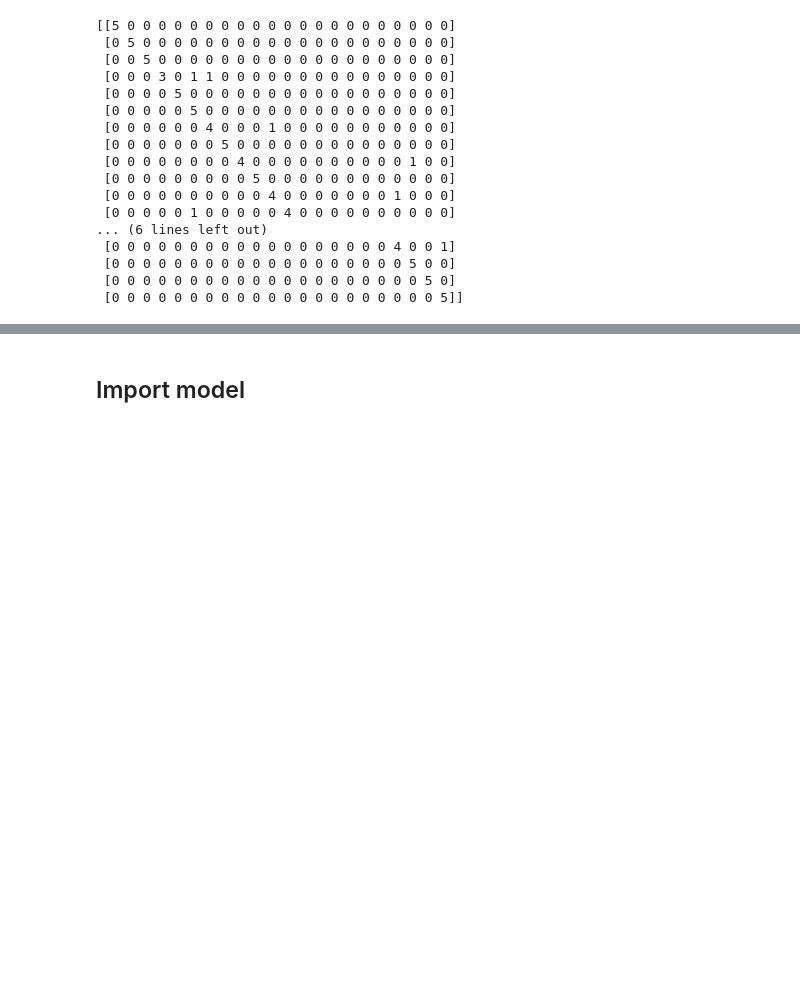
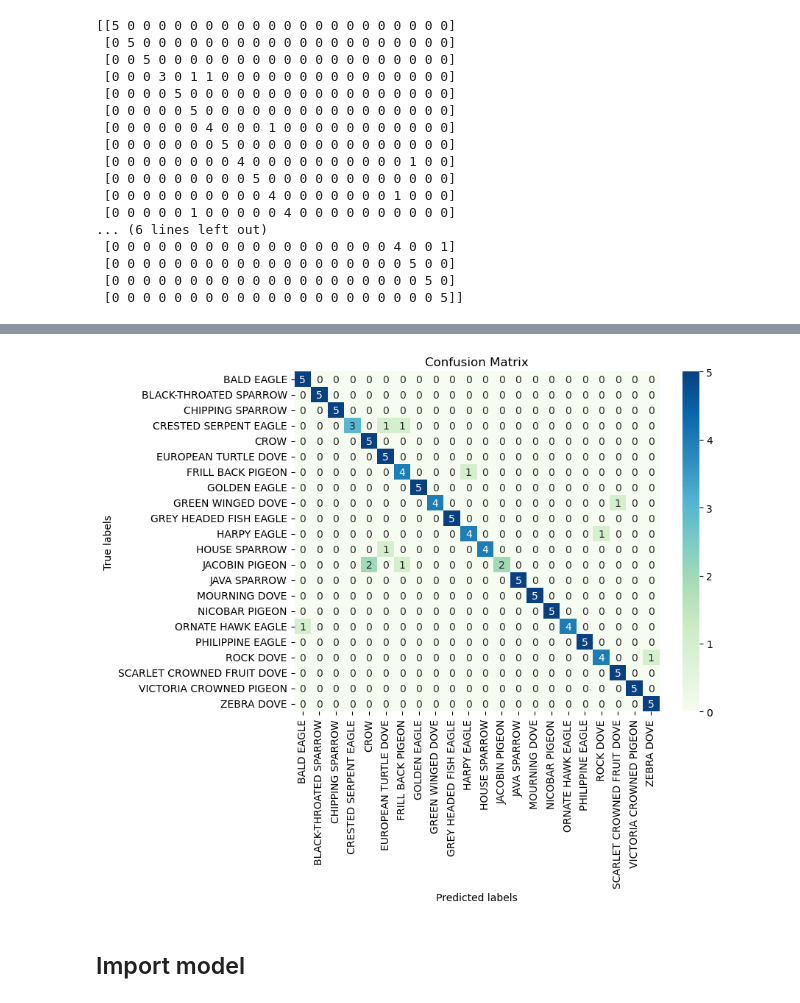
Before and after one commit to David-Thapa/Multi-Classification-of-Bird-Species, a Jupyter notebook: notebooks/identification_of_bird_species.ipynb, the cells around one changed output, grey strips where cells are left out. Drawn from its saved outputs; the diff is of its cells as text; code cells hidden in the pictures; blank space fills up the shorter version.

```diff
--- a/notebooks/identification_of_bird_species.ipynb
+++ b/notebooks/identification_of_bird_species.ipynb
@@ -325,3 +334,5 @@ plt.legend()
 plt.show()
 # %% [output]
 [figure]
+# %%
+model = load_model('../artifacts/Model:Birds_multiclassification.h5')
@@ -402,3 +469,13 @@ print(conf_matrix)
+# %%
+class_names = train_generator.class_indices.keys()
+plt.figure(figsize=(8, 6))
+sns.heatmap(conf_matrix, annot=True, cmap='GnBu', fmt='g', xticklabels=class_names, yticklabels=class_names)
+plt.xlabel('Predicted labels')
+plt.ylabel('True labels')
+plt.title('Confusion Matrix')
+plt.show()
+# %% [output]
+[figure, added]
 # %% [markdown]
 ## Import model
 # %%
```
Also changed, not shown: parts of 22 cells of this notebook, 18 other files.
